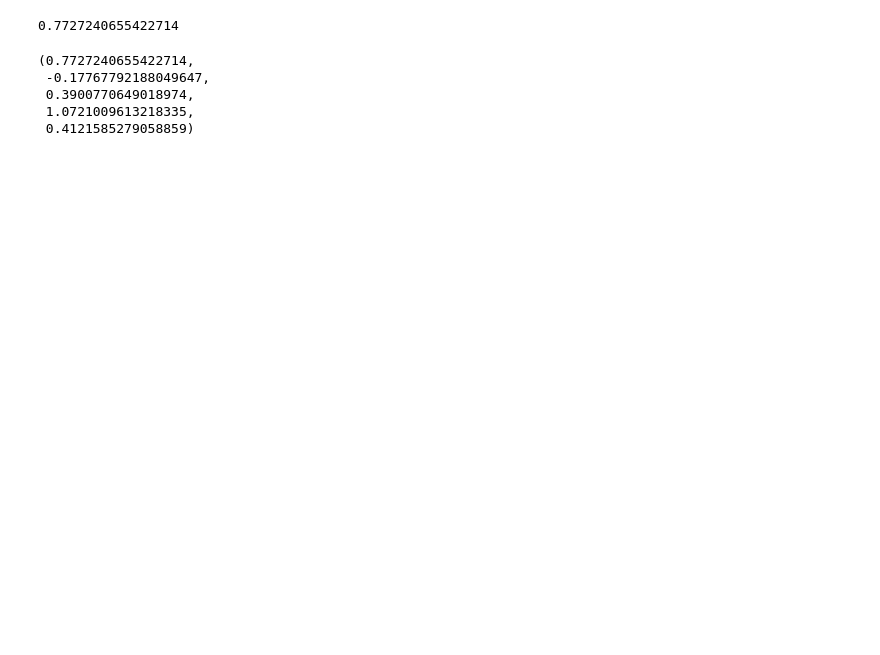
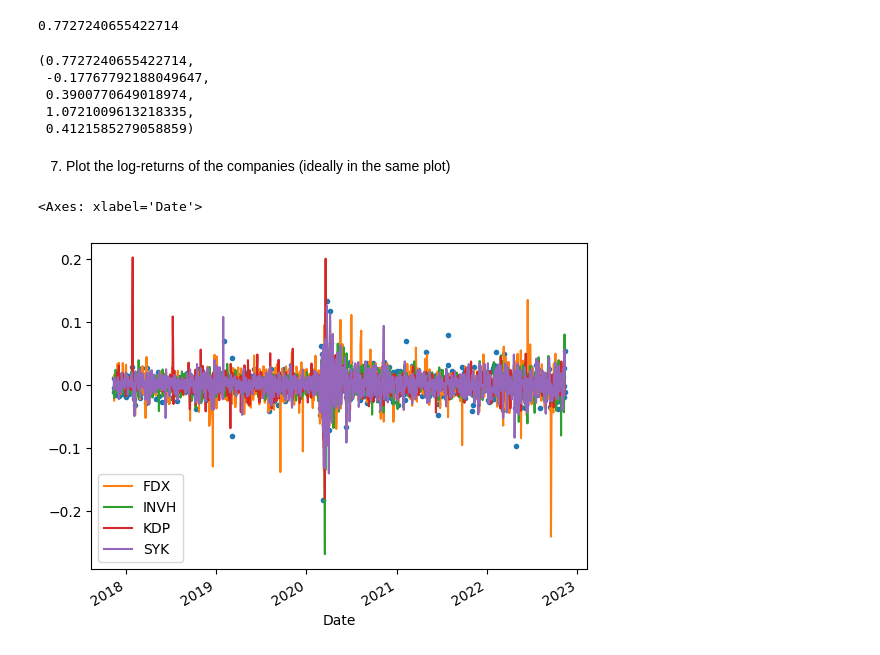
Before and after one commit to N0Data4U/MidtermExam, a Jupyter notebook: MidTerm_Epping_Leonard.ipynb, the cells around one changed output. Drawn from its saved outputs; the diff is of its cells as text; code cells hidden in the pictures; blank space fills up the shorter version.

```diff
--- a/MidTerm_Epping_Leonard.ipynb
+++ b/MidTerm_Epping_Leonard.ipynb
@@ -126,3 +128,14 @@ tot_rt_AON, tot_rt_FDX, tot_rt_INVH, tot_rt_KDP, tot_rt_SYK
  0.3900770649018974,
  1.0721009613218335,
  0.4121585279058859)
+# %% [markdown]
+7. Plot the log-returns of the companies (ideally in the same plot)
+# %%
+ax = log_rt_AON.plot(style='.',grid=True, label = "AON")
+log_rt_FDX.plot(label='FDX',ax=ax,legend=True)
+log_rt_INVH.plot(label='INVH',ax=ax,legend=True)
+log_rt_KDP.plot(label='KDP',ax=ax,legend=True)
+log_rt_SYK.plot(label='SYK',ax=ax,legend=True)
+# %% [output]
+<Axes: xlabel='Date'>
+[figure, added]
```
Also changed, not shown: parts of 10 cells of this notebook.
